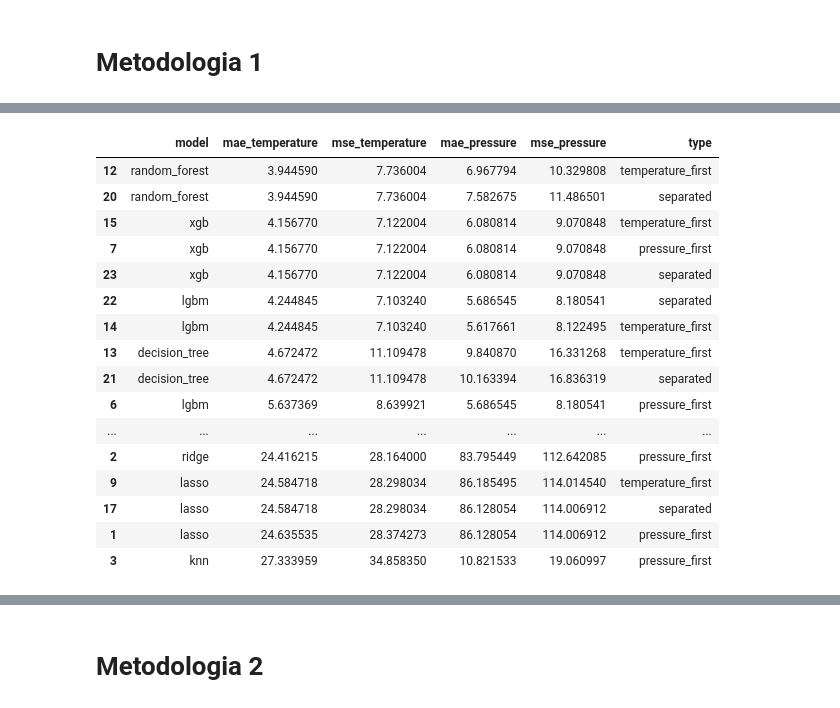
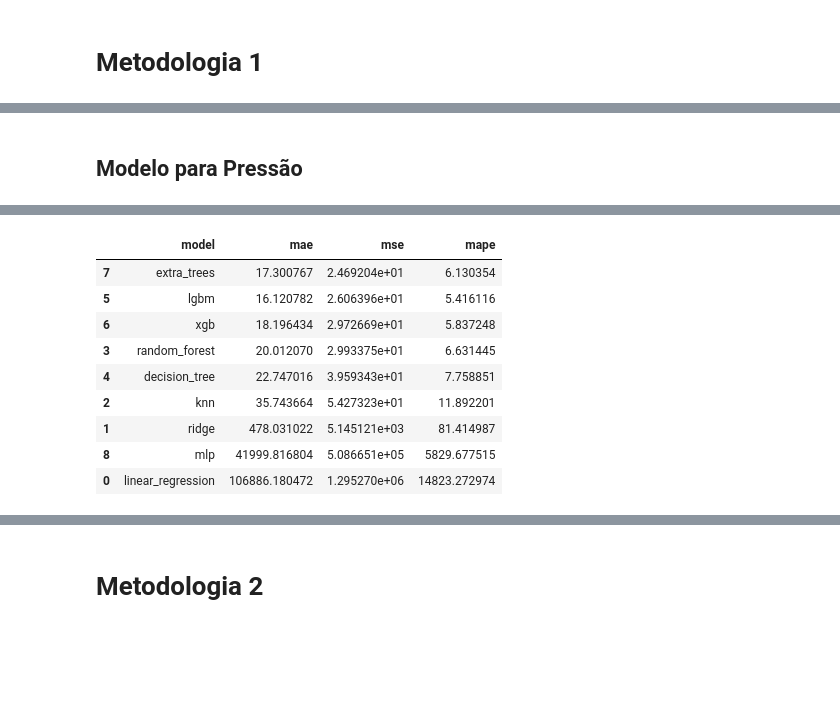
Before and after one commit to Alexandre-Esposte/LineProphet-Machine-Learning-for-Spectral-Attributes, a Jupyter notebook: nbs/ML_modeling.ipynb, the cells around one changed output, grey strips where cells are left out. Drawn from its saved outputs; the diff is of its cells as text; code cells hidden in the pictures; blank space fills up the shorter version.

```diff
--- a/nbs/ML_modeling.ipynb
+++ b/nbs/ML_modeling.ipynb
@@ -108,3 +116,0 @@ Selecionando somente os melhors ajustes dos dados sintéticos
-# %%
-train = r2Filter(train, 0.9)
-test = r2Filter(test, 0.9)
@@ -169,0 +216,25 @@ object_cols = X_train.select_dtypes(include='object').columns
+# %%
+model = RandomForestRegressor(random_state = 0, n_jobs=-1)
+
+numeric_processor = Pipeline(steps = [('scaler', StandardScaler())])
+category_processor = Pipeline(steps = [('onehot', OneHotEncoder(handle_unknown='ignore'))])
+processing = ColumnTransformer(transformers = [('numeric_processing', numeric_processor, numeric_cols),
+                                               ('category_processing', category_processor, object_cols)],remainder='passthrough')
+
+preprocessor = Pipeline(steps = [('preprocessor', processing)])
+
+step = [('processing', preprocessor),
+        ('model', model)
+       ]
+
+model_pipe = Pipeline(step)
+
+model_pipe.fit(X_train,y_train_temperature)
+
+y_hat = model_pipe.predict(X_test)
+
+
+plt.title(f" Temperature mae: {mean_absolute_error(y_test_temperature, y_hat):.2f} / Temperature rmse: {root_mean_squared_error(y_test_temperature, y_hat):.2f}" )
+sns.scatterplot(x = y_test_temperature, y = y_hat, alpha = 0.7)
+plt.plot([y_test_temperature.min(), y_test_temperature.max()], [y_test_temperature.min(), y_test_temperature.max()], 'k--', lw=2)
+plt.show()
@@ -170,3 +296,5 @@ object_cols = X_train.select_dtypes(include='object').columns
+# %% [markdown]
+## Modelo para Pressão
 # %%
 numeric_processor = Pipeline(steps = [('scaler', StandardScaler())])
 category_processor = Pipeline(steps = [('onehot', OneHotEncoder(handle_unknown='ignore'))])
@@ -175,18 +303,9 @@ processing = ColumnTransformer(transformers = [('numeric_processing', numeric_pr
 
 preprocessor = Pipeline(steps = [('preprocessor', processing)])
 
-print('-----Pressão first------')
-pressure_first = validacaoCruzadaMultioutput(X_train, y_train, models_chain_pressure_first,preprocessor)
-print('\n------Temperature first------')
-temperature_first = validacaoCruzadaMultioutput(X_train, y_train, models_chain_temperature_first,preprocessor)
-print('\n------Separated------')
-separated = validacaoCruzadaMultioutput(X_train, y_train, models_separados,preprocessor)
 
-pressure_first['type'] = 'pressure_first'
-temperature_first['type'] = 'temperature_first'
-separated['type'] = 'separated'
+results_baseline = validacaoCruzada(X_train, y_train_pressure, models, preprocessor)
 
-results_baseline = pd.concat([pressure_first,temperature_first,separated]).reset_index(drop=True)
 
-display(results_baseline.sort_values(by='mae_temperature'))
+results_baseline.sort_values('mse', ascending = True)
 # %% [output]
@@ -210,18 +329,11 @@ xgb
-|  | model | mae_temperature | mse_temperature | mae_pressure | mse_pressure | type |
-| 12 | random_forest | 3.944590 | 7.736004 | 6.967794 | 10.329808 | temperature_first |
-| 20 | random_forest | 3.944590 | 7.736004 | 7.582675 | 11.486501 | separated |
-| 15 | xgb | 4.156770 | 7.122004 | 6.080814 | 9.070848 | temperature_first |
-| 7 | xgb | 4.156770 | 7.122004 | 6.080814 | 9.070848 | pressure_first |
-| 23 | xgb | 4.156770 | 7.122004 | 6.080814 | 9.070848 | separated |
-| 22 | lgbm | 4.244845 | 7.103240 | 5.686545 | 8.180541 | separated |
-| 14 | lgbm | 4.244845 | 7.103240 | 5.617661 | 8.122495 | temperature_first |
-| 13 | decision_tree | 4.672472 | 11.109478 | 9.840870 | 16.331268 | temperature_first |
-| 21 | decision_tree | 4.672472 | 11.109478 | 10.163394 | 16.836319 | separated |
-| 6 | lgbm | 5.637369 | 8.639921 | 5.686545 | 8.180541 | pressure_first |
-| ... | ... | ... | ... | ... | ... | ... |
-| 2 | ridge | 24.416215 | 28.164000 | 83.795449 | 112.642085 | pressure_first |
-| 9 | lasso | 24.584718 | 28.298034 | 86.185495 | 114.014540 | temperature_first |
-| 17 | lasso | 24.584718 | 28.298034 | 86.128054 | 114.006912 | separated |
-| 1 | lasso | 24.635535 | 28.374273 | 86.128054 | 114.006912 | pressure_first |
-| 3 | knn | 27.333959 | 34.858350 | 10.821533 | 19.060997 | pressure_first |
+|  | model | mae | mse | mape |
+| 7 | extra_trees | 17.300767 | 2.469204e+01 | 6.130354 |
+| 5 | lgbm | 16.120782 | 2.606396e+01 | 5.416116 |
+| 6 | xgb | 18.196434 | 2.972669e+01 | 5.837248 |
+| 3 | random_forest | 20.012070 | 2.993375e+01 | 6.631445 |
+| 4 | decision_tree | 22.747016 | 3.959343e+01 | 7.758851 |
+| 2 | knn | 35.743664 | 5.427323e+01 | 11.892201 |
+| 1 | ridge | 478.031022 | 5.145121e+03 | 81.414987 |
+| 8 | mlp | 41999.816804 | 5.086651e+05 | 5829.677515 |
+| 0 | linear_regression | 106886.180472 | 1.295270e+06 | 14823.272974 |
 # %%
```
Also changed, not shown: parts of 35 cells of this notebook, 12 other files.
